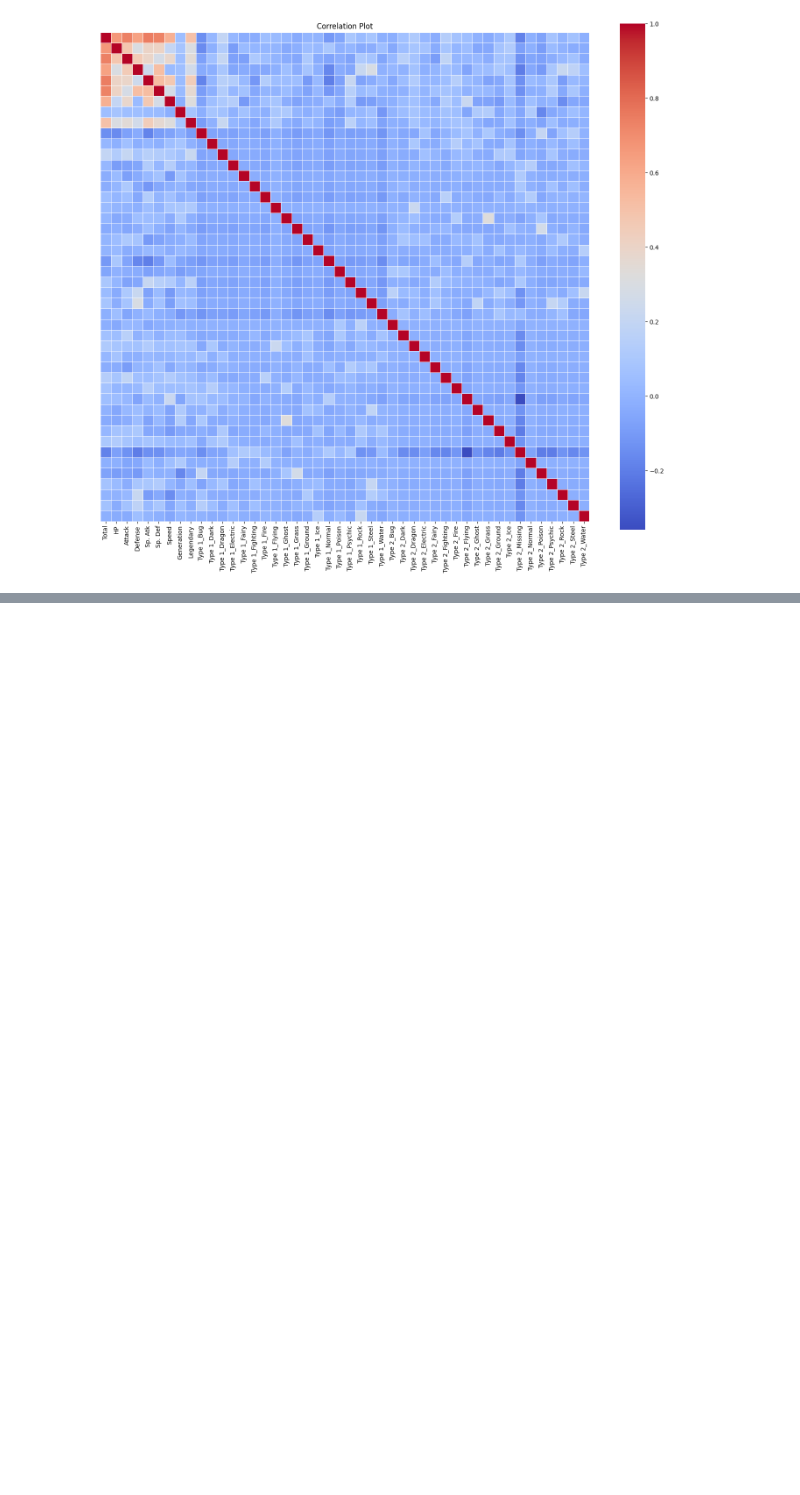
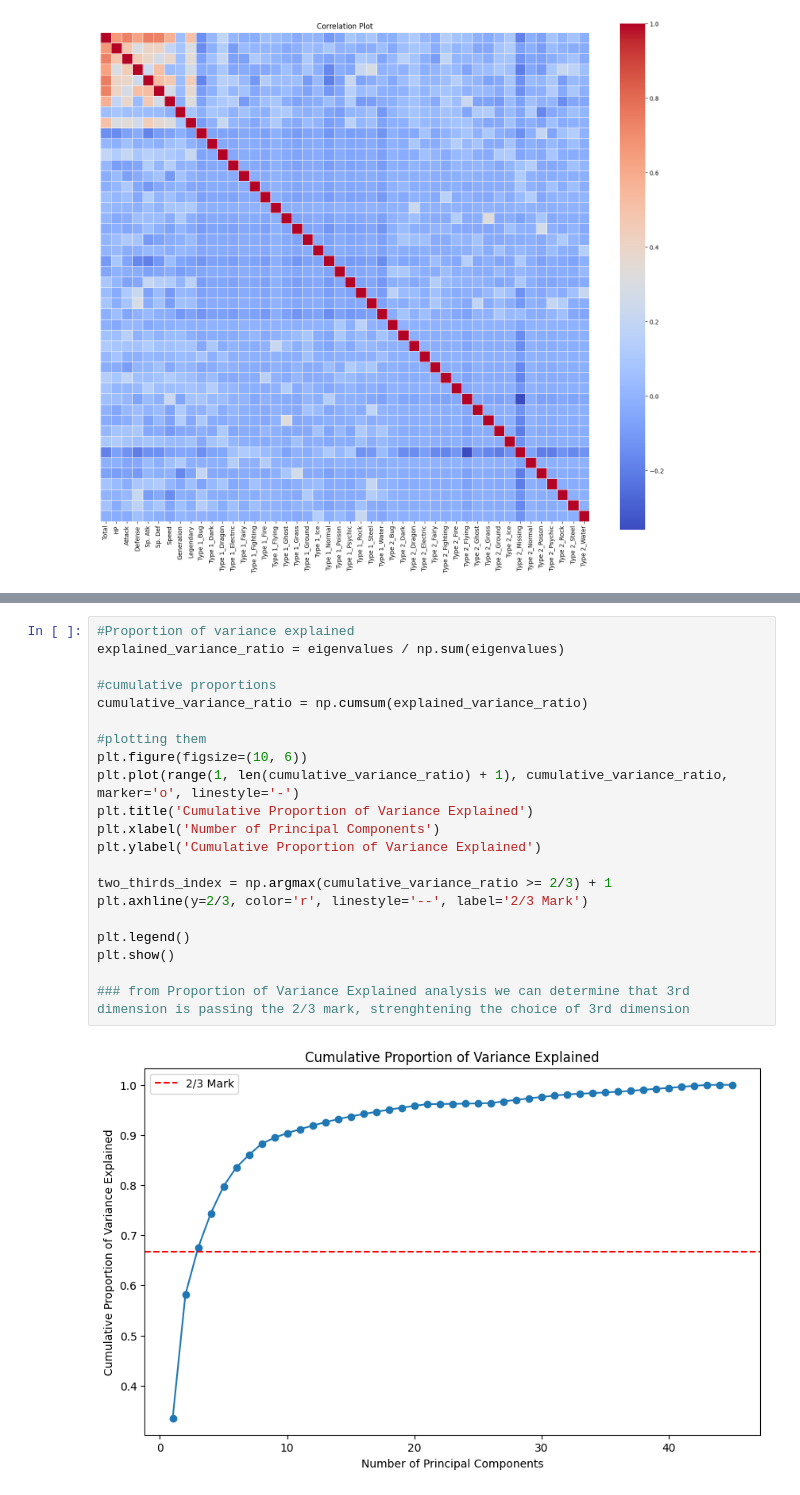
Before and after one commit to j6h666/RR_project, a Jupyter notebook: Pokemon_Clustering_and_Dimension_Reduction.ipynb, the cells around one changed output, grey strips where cells are left out. Drawn from its saved outputs; the diff is of its cells as text; blank space fills up the shorter version.

Commit message:
adding proportions of variance explained

```diff
--- a/Pokemon_Clustering_and_Dimension_Reduction.ipynb
+++ b/Pokemon_Clustering_and_Dimension_Reduction.ipynb
@@ -444,3 +443,26 @@ plt.show()
 ### so 3 dimensions in that case
 # %% [output]
 [figure]
+# %%
+#Proportion of variance explained
+explained_variance_ratio = eigenvalues / np.sum(eigenvalues)
+
+#cumulative proportions
+cumulative_variance_ratio = np.cumsum(explained_variance_ratio)
+
+#plotting them
+plt.figure(figsize=(10, 6))
+plt.plot(range(1, len(cumulative_variance_ratio) + 1), cumulative_variance_ratio, marker='o', linestyle='-')
+plt.title('Cumulative Proportion of Variance Explained')
+plt.xlabel('Number of Principal Components')
+plt.ylabel('Cumulative Proportion of Variance Explained')
+
+two_thirds_index = np.argmax(cumulative_variance_ratio >= 2/3) + 1
+plt.axhline(y=2/3, color='r', linestyle='--', label='2/3 Mark')
+
+plt.legend()
+plt.show()
+
+### from Proportion of Variance Explained analysis we can determine that 3rd dimension is passing the 2/3 mark, strenghtening the choice of 3rd dimension
+# %% [output]
+[figure, added]
```
Also changed, not shown: parts of 2 cells of this notebook.
